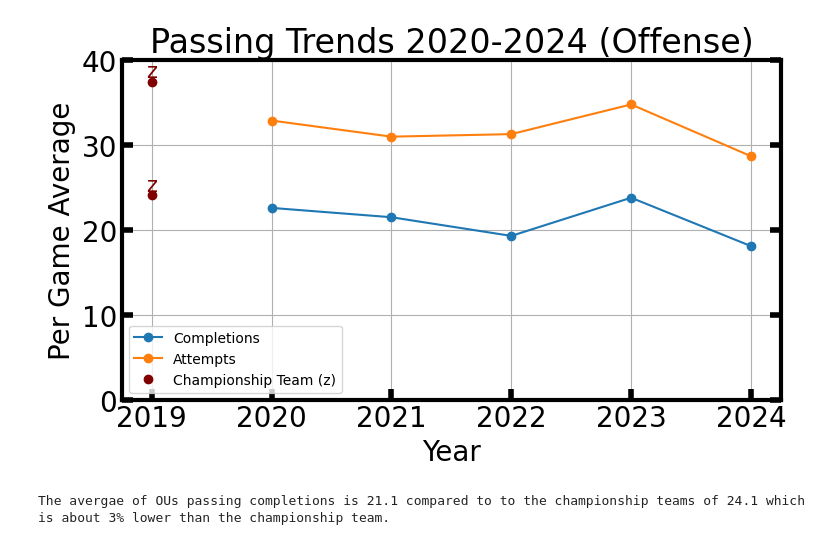
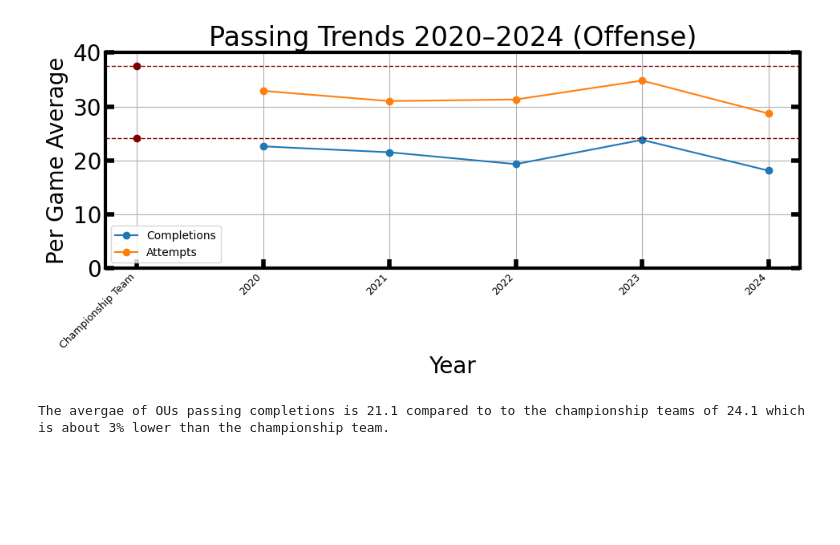
Before and after one commit to Jmo-1/Astro-Project, a Jupyter notebook: Project Code.ipynb, the cells around one changed output. Saved outputs shown, nothing was run; the diff lists cells and outputs as text; code cells hidden in the pictures; blank space fills up the shorter version.

```diff
--- a/Project Code.ipynb
+++ b/Project Code.ipynb
@@ -30,42 +30,48 @@ plt.rcParams['axes.linewidth'] = 3
 # %%
 import matplotlib.pyplot as plt
 import pandas as pd
 
 df = pd.read_csv('Cmp v Att Offense.csv')
 
-# Define your special year as a variable
-z = 2019  #i set it to 2019 because the graph is super stretched if i set it to 2000, unsure how to fix
+#Championship team
+z = 2019
 champ_cmp = 24.1
 champ_att = 37.5
 
-plt.figure(figsize=(8, 5))
+#Making graph wider
+plt.figure(figsize=(10, 5))
 
-plt.plot(df['Year'], df['Cmp'], marker='o', label='Completions') #plotting offensive main data
+#Plotting offensive data
+plt.plot(df['Year'], df['Cmp'], marker='o', label='Completions')
 plt.plot(df['Year'], df['Att_pass'], marker='o', label='Attempts')
 
-plt.plot( # plotting for z
-    [z, z],
-    [champ_cmp, champ_att],
-    marker='o',
-    linestyle='None',
-    color='maroon',
-    label='Championship Team (z)'
-)
+#Plot championship team points
+plt.plot([z], [champ_cmp], marker='o', color='maroon')
+plt.plot([z], [champ_att], marker='o', color='maroon')
 
-plt.text(z, champ_cmp + 0.5, 'z', ha='center', color='maroon',fontsize=15) #both of these are for the maroon points
-plt.text(z, champ_att + 0.5, 'z', ha='center', color='maroon',fontsize=15)
 
-plt.title('Passing Trends 2020-2024 (Offense)')
+plt.axhline(y=champ_cmp, color='maroon', linestyle='--', linewidth=1)
+plt.axhline(y=champ_att, color='maroon', linestyle='--', linewidth=1)
+
+plt.title('Passing Trends 2020–2024 (Offense)')
 plt.xlabel('Year')
 plt.ylabel('Per Game Average')
 plt.ylim(0, 40)
+plt.grid(True)
+plt.tick_params(top=False)
 plt.legend(fontsize=10)
-plt.grid(True)
+
+#Custom x-axis labels and ticks
+custom_ticks = list(df['Year']) + [z]
+custom_ticks = sorted(set(custom_ticks))
+custom_labels = ["Championship Team" if year == z else str(year) for year in custom_ticks]
+
+plt.xticks(custom_ticks, custom_labels, rotation=45, ha='right', fontsize=9)
+
 plt.tight_layout()
-plt.tick_params(top=False)
 plt.show()
 # %% [output]
-[figure, old version]
+[figure, new version]
 # %%
 z_cmp = 24.1
 z_att = 37.5
```
Also changed, not shown: parts of 1 cell of this notebook.
